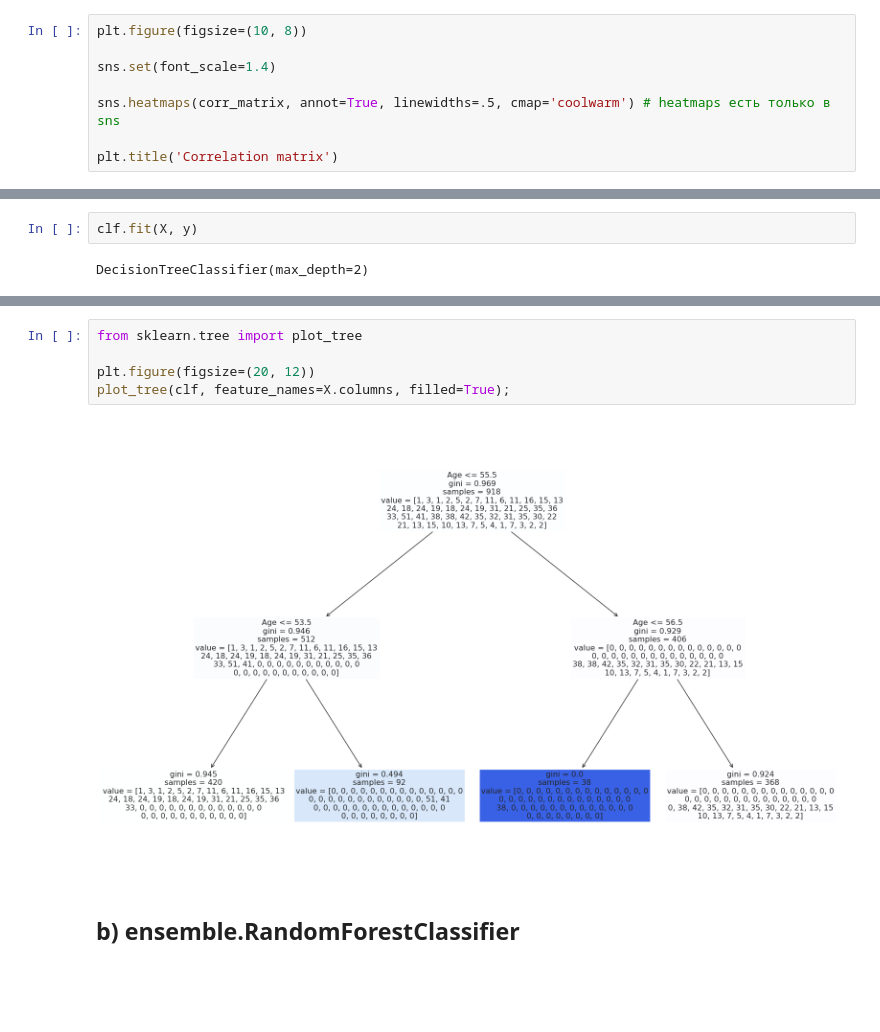
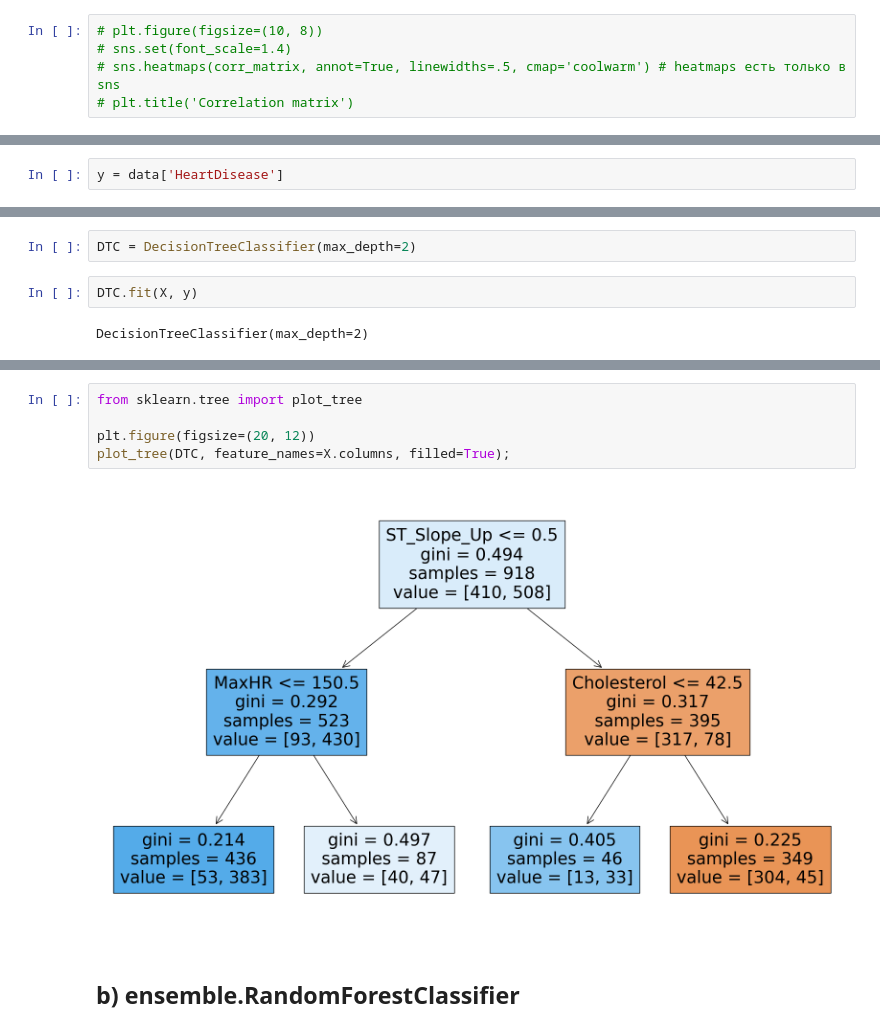
Before and after one commit to AIhexNICK-MAIL-RU/ML-projects-new, a Jupyter notebook: Net_ml_hw8.ipynb, the cells around one changed output, grey strips where cells are left out. Drawn from its saved outputs; the diff is of its cells as text; blank space fills up the shorter version.

```diff
--- a/Net_ml_hw8.ipynb
+++ b/Net_ml_hw8.ipynb
@@ -219,10 +219,7 @@ plt.ylabel('RestingBP');
 # %% [output]
 [figure]
 # %%
-plt.figure(figsize=(10, 8))
-
-sns.set(font_scale=1.4)
-
-sns.heatmaps(corr_matrix, annot=True, linewidths=.5, cmap='coolwarm') # heatmaps есть только в sns
-
-plt.title('Correlation matrix')
+# plt.figure(figsize=(10, 8))
+# sns.set(font_scale=1.4)
+# sns.heatmaps(corr_matrix, annot=True, linewidths=.5, cmap='coolwarm') # heatmaps есть только в sns
+# plt.title('Correlation matrix')
@@ -245,5 +251,7 @@ sns.pairplot(X, hue='ChestPainType_ATA', diag_kind="kde");
 # %% [markdown]
 # 3 Разделите выборку на обучающее и тестовое подмножество. 80% данных оставить на обучающее множество, 20% на тестовое.
+# %%
+y = data['HeartDisease']
 # %%
 X_train, X_test, y_train, y_test = train_test_split(X, y, test_size=0.2, random_state=42)
 X_test.index
@@ -261,7 +267,9 @@ clf = DecisionTreeClassifier(max_depth=2)
 # %% [markdown]
 ## a) tree.DecisionTreeClassifier
+# %%
+DTC = DecisionTreeClassifier(max_depth=2)
 # %%
-clf.fit(X, y)
+DTC.fit(X, y)
 # %% [output]
 DecisionTreeClassifier(max_depth=2)
 # %%
@@ -287,10 +295,10 @@ array([52, 52, 52, 52, 54, 52, 52, 54, 52, 52, 52, 58, 52, 52, 52, 54, 52,
 # %%
 from sklearn.tree import plot_tree
 
 plt.figure(figsize=(20, 12))
-plot_tree(clf, feature_names=X.columns, filled=True);
+plot_tree(DTC, feature_names=X.columns, filled=True);
 # %% [output]
-[figure, old version]
+[figure, new version]
 # %% [markdown]
 ## b) ensemble.RandomForestClassifier
 # %%
```
Also changed, not shown: parts of 89 cells of this notebook.
